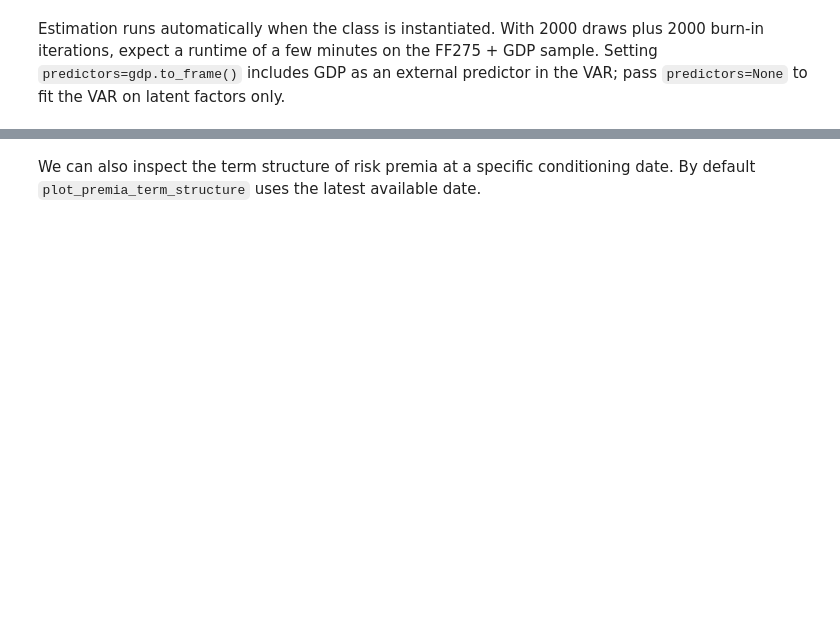
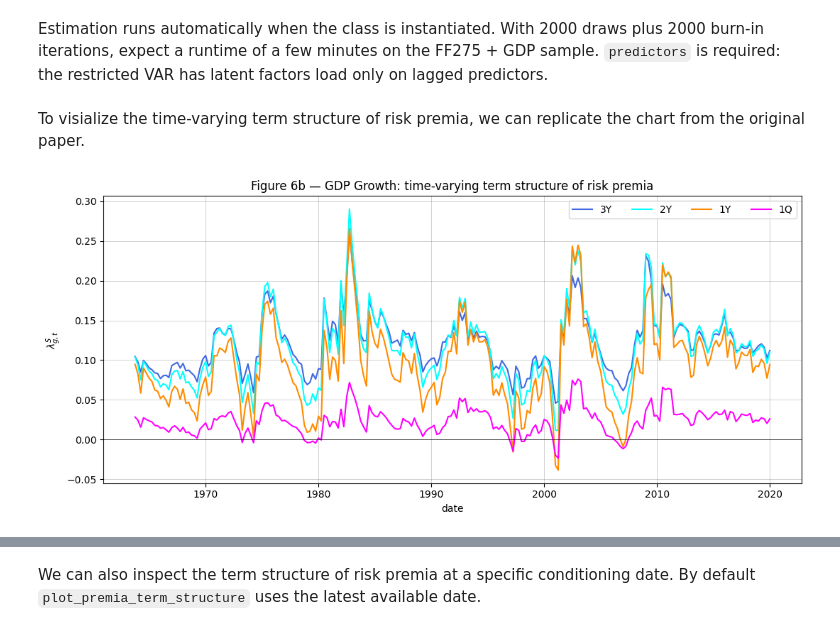
Before and after one commit to gusamarante/empfin, a Jupyter notebook: examples/msb_conditional_replication.ipynb, the cells around one changed output, grey strips where cells are left out. Cells and saved outputs as stored; diff of their text form; code cells hidden in the pictures; blank space fills up the shorter version.

```diff
--- a/examples/msb_conditional_replication.ipynb
+++ b/examples/msb_conditional_replication.ipynb
@@ -14,5 +16,5 @@ gdp = data_df.pop("GDP")
 # %% [markdown]
-Estimation runs automatically when the class is instantiated. With 2000 draws plus 2000 burn-in iterations, expect a runtime of a few minutes on the FF275 + GDP sample. Setting `predictors=gdp.to_frame()` includes GDP as an external predictor in the VAR; pass `predictors=None` to fit the VAR on latent factors only.
+Estimation runs automatically when the class is instantiated. With 2000 draws plus 2000 burn-in iterations, expect a runtime of a few minutes on the FF275 + GDP sample. `predictors` is required: the restricted VAR has latent factors load only on lagged predictors.
 # %%
 crpts = ConditionalRiskPremiaTermStructure(
     assets=data_df,
@@ -25,3 +27,30 @@ crpts = ConditionalRiskPremiaTermStructure(
     q=1,
 )
+# %% [markdown]
+To visialize the time-varying term structure of risk premia, we can replicate the chart from the original paper.
+# %%
+lambda_mean = crpts.draws_lambda_g.mean(axis=0)
+dates = crpts.lambda_g_dates
+
+# 1Q, 1Y, 2Y, 3Y on quarterly data correspond to S = 0, 4, 8, 12.
+horizons = [(12, "3Y", "royalblue"),
+            (8, "2Y", "cyan"),
+            (4, "1Y", "darkorange"),
+            (0, "1Q", "magenta"),]
+
+fig, ax = plt.subplots(figsize=(5 * 16 / 7.3, 5))
+
+for S, label, color in horizons:
+    ax.plot(dates, lambda_mean[:, S], color=color, lw=1.5, label=label)
+
+ax.axhline(0, color="black", lw=0.5)
+ax.set(xlabel="date", ylabel=r"$\lambda^{S}_{g,t}$",
+       title="Figure 6b — GDP Growth: time-varying term structure of risk premia")
+ax.xaxis.grid(color="grey", ls="-", lw=0.5, alpha=0.5)
+ax.yaxis.grid(color="grey", ls="-", lw=0.5, alpha=0.5)
+ax.legend(frameon=True, loc="best", ncol=4)
+plt.tight_layout()
+plt.show()
+# %% [output]
+[figure, added]
 # %% [markdown]
```
Also changed, not shown: parts of 13 cells of this notebook.
